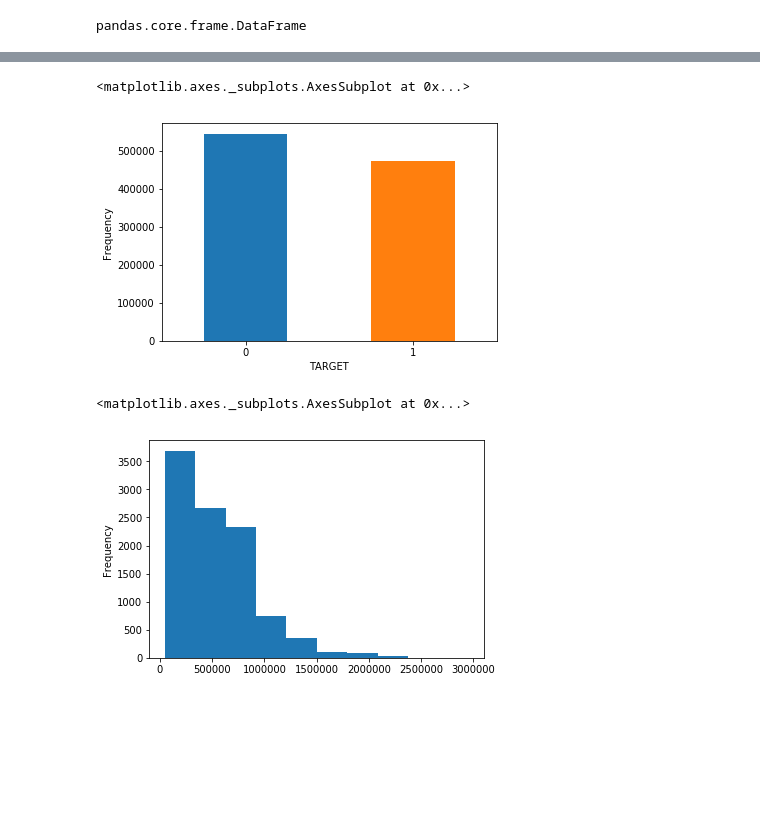
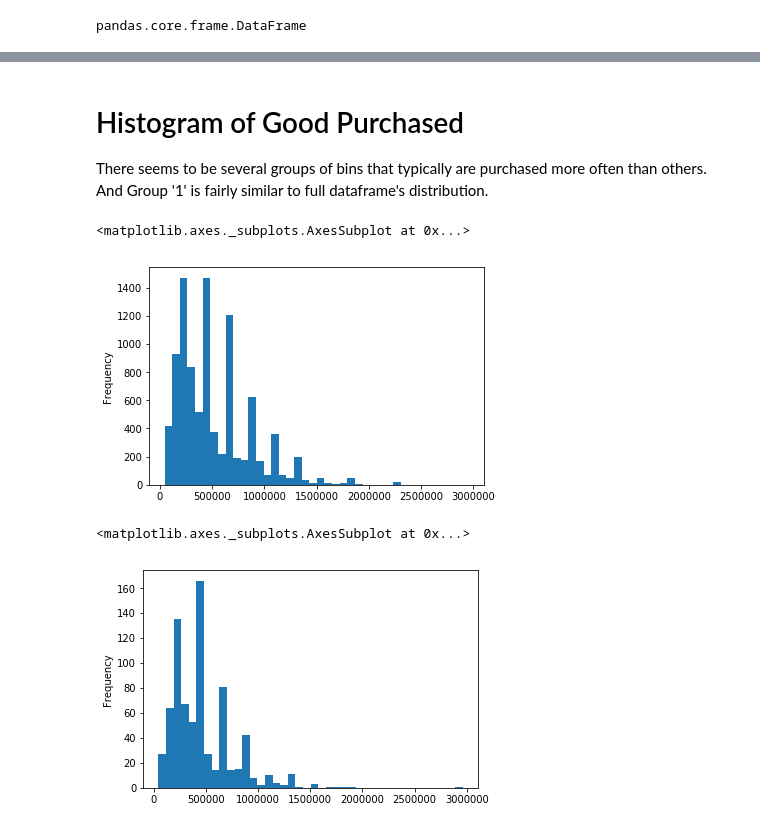
Before and after one commit to nervster/CapstoneProject1, a Jupyter notebook: Capstone1_Data_StoryTelling.ipynb, the cells around one changed output, grey strips where cells are left out. Saved outputs shown, nothing was run; the diff lists cells and outputs as text; code cells hidden in the pictures; blank space fills up the shorter version.

```diff
--- a/Capstone1_Data_StoryTelling.ipynb
+++ b/Capstone1_Data_StoryTelling.ipynb
@@ -61,10 +150,14 @@ plt.hist(df['AMT_INCOME_TOTAL'][df['AMT_INCOME_TOTAL']<6000000],bins=50)
+# %% [markdown]
+# Histogram of Good Purchased
+
+There seems to be several groups of bins that typically are purchased more often than others. And Group '1' is fairly similar to full dataframe's distribution.
 # %%
-df.groupby('TARGET')['AMT_GOODS_PRICE_app_train'].mean().plot(kind='bar')
+df['AMT_GOODS_PRICE_app_train'].plot(kind='hist',bins=40)
 # %% [output]
 <matplotlib.axes._subplots.AxesSubplot at 0x...>
-[figure, old version]
+[figure, new version]
 # %%
-df['AMT_GOODS_PRICE_app_train'].plot(kind='hist')
+df['AMT_GOODS_PRICE_app_train'][df.TARGET==1].plot(kind='hist',bins=40)
 # %% [output]
 <matplotlib.axes._subplots.AxesSubplot at 0x...>
-[figure, old version]
+[figure, new version]
```
Also changed, not shown: parts of 18 cells of this notebook.
